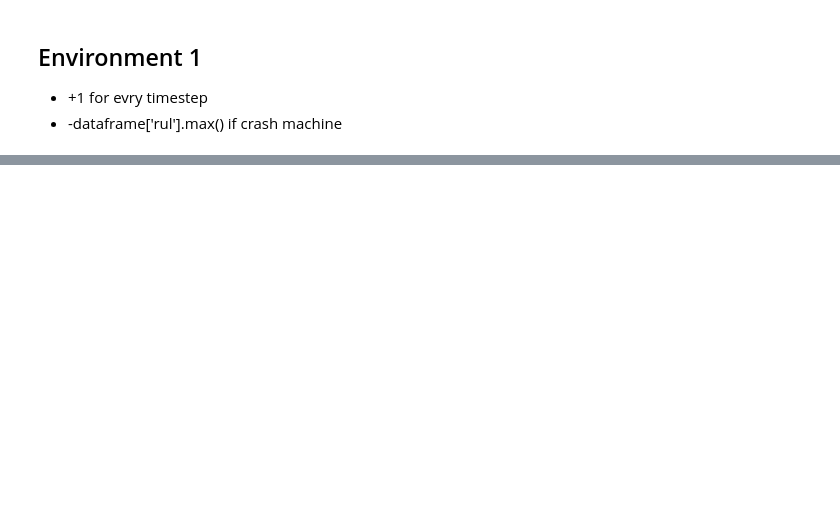
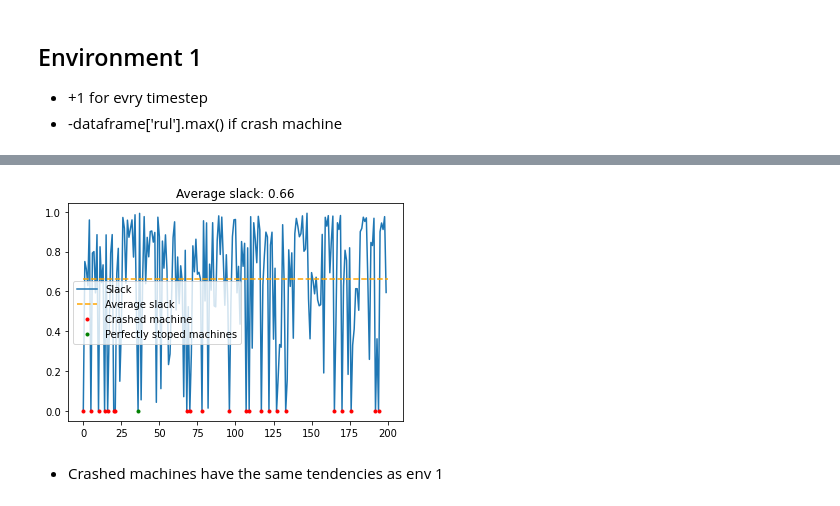
Before and after one commit to olestole/Turbine-RUL-RL, a Jupyter notebook: plot_results.ipynb, the cells around one changed output, grey strips where cells are left out. Saved outputs shown, nothing was run; the diff lists cells and outputs as text; code cells hidden in the pictures; blank space fills up the shorter version.

```diff
--- a/plot_results.ipynb
+++ b/plot_results.ipynb
@@ -228,0 +166,7 @@ Number of episodes stopping within the 0.3% of the episodes max RUL:  435
+# %%
+# Slack
+utils.plot_slack(df_env2, stop=stop)
+# %% [output]
+[figure, added]
+# %% [markdown]
+- Crashed machines have the same tendencies as env 1
```
Also changed, not shown: parts of 63 cells of this notebook, 1 other file.
